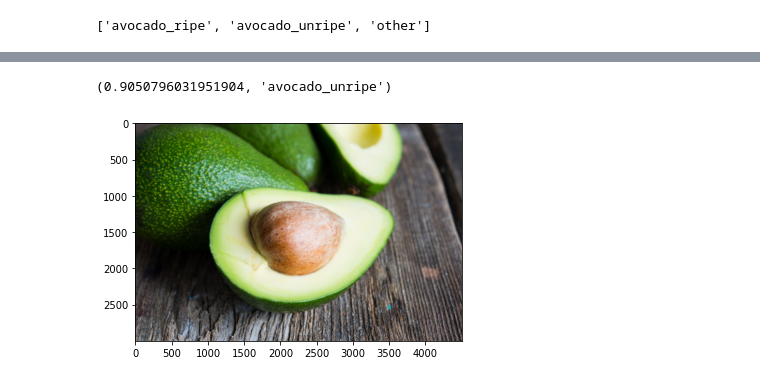
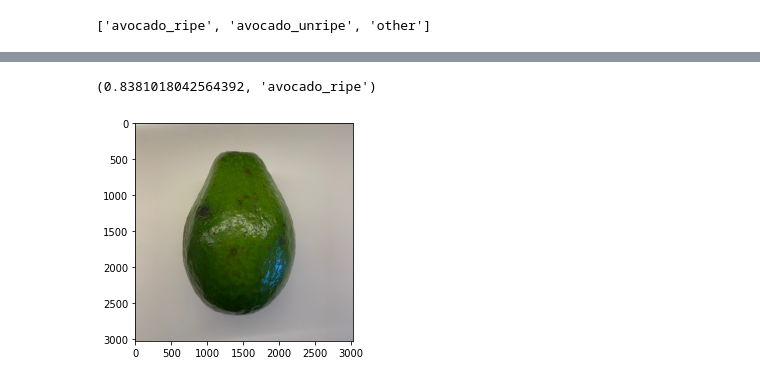
Before and after one commit to filipbalucha/know_your_avocado, a Jupyter notebook: notebook/nb.ipynb, the cells around one changed output, grey strips where cells are left out. Cells and saved outputs as stored; diff of their text form; code cells hidden in the pictures.

```diff
--- a/notebook/nb.ipynb
+++ b/notebook/nb.ipynb
@@ -265,9 +265,9 @@ def predict(model, img_path):
     p, idx = F.softmax(model.forward(img)).max(1)
     return p.item(), class_names[idx]
 # %%
-predict(model_ft, 'data/avocado_6.jpeg')
+predict(model_ft, 'data/avocado_1.jpg')
 # %% [output]
-(0.9050796031951904, 'avocado_unripe')
+(0.8381018042564392, 'avocado_ripe')
-[figure, old version]
+[figure, new version]
 # %%
 torch.save(model_ft.state_dict(), 'model')
```
Also changed, not shown: parts of 3 cells of this notebook.
